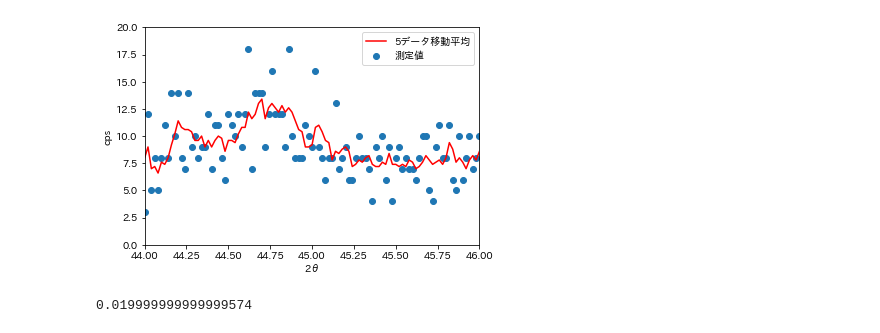
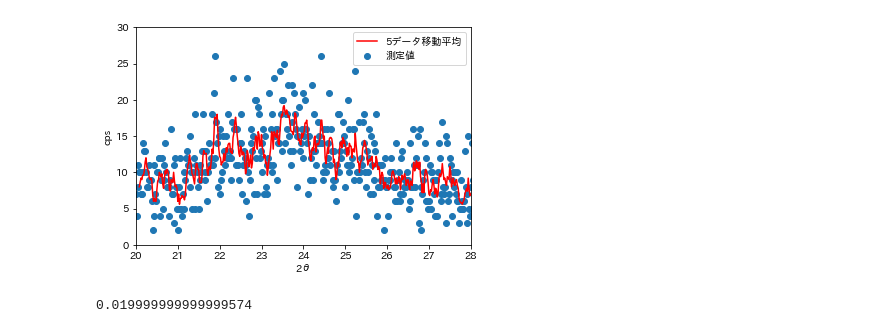
Before and after one commit to yosinobu-yamasita/xray_diffraction_viewer, a Jupyter notebook: xray_show_note.ipynb, the cells around one changed output. Cells and saved outputs as stored; diff of their text form; code cells hidden in the pictures.

```diff
--- a/xray_show_note.ipynb
+++ b/xray_show_note.ipynb
@@ -49,32 +49,32 @@ df_score["cps移動平均"]=df_score["cps"].rolling(average_num).mean().round(1)
 # %%
 # 表示データ抜き出し
 x=df_score["2sita"]
 y=df_score["cps"]
 y_rolling=df_score["cps移動平均"]
 
 # グラフの作成、表示、保存（PDF）
 # fig = plt.figure()
 # ax = fig.add_subplot(111)
 plt.scatter(x, y, label="測定値")
 plt.plot(x, y_rolling,color="r", label=str(average_num)+"データ移動平均")
 # plt.set_title("YYNo"+実験number)
 plt.xlabel("2θ")
 plt.ylabel("cps")
 plt.legend()
 # 個別調整
 # plt.yscale('log')
 plt.yscale('linear')
-plt.xlim(44,46)
+plt.xlim(20,28)
 # plt.xlim(64,68)
 # kubomi = 68.7
 # plt.xlim(kubomi-0.3,kubomi+0.3)
 # plt.xlim(60,70)
 
-plt.ylim(0,20)
+plt.ylim(0,30)
 # plt.ylim(0,30)
 plt.show()
 # %% [output]
-[figure, old version]
+[figure, new version]
 # %%
 plt.close()
 # %%
```
Also changed, not shown: parts of 4 cells of this notebook.
